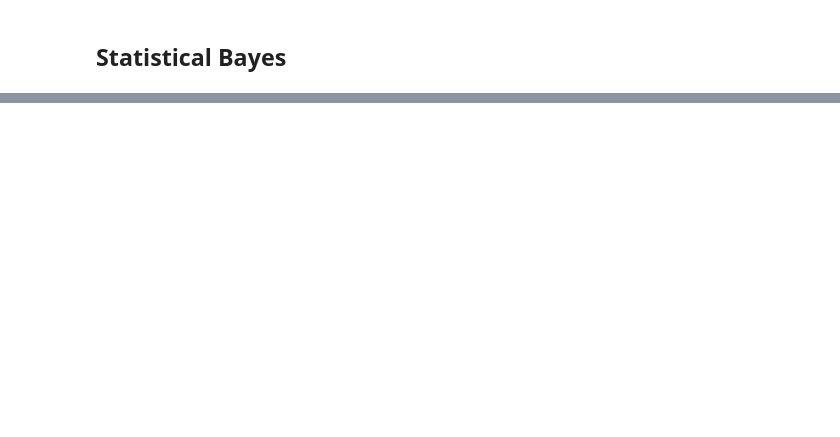
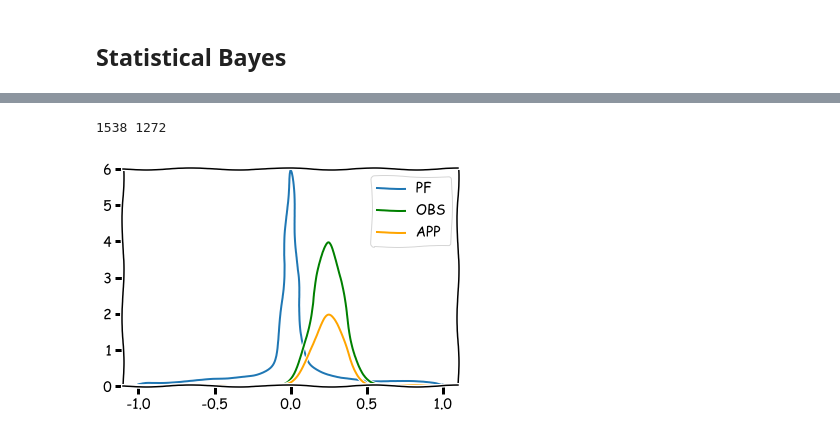
Before and after one commit to mpilosov/ConsistentBayes, a Jupyter notebook: StatBayes.ipynb, the cells around one changed output, grey strips where cells are left out. Drawn from its saved outputs; the diff is of its cells as text; code cells hidden in the pictures; blank space fills up the shorter version.

```diff
--- a/StatBayes.ipynb
+++ b/StatBayes.ipynb
@@ -67,17 +93,30 @@ plt.show()
 # ps = np.concatenate([s_set.samples, PS.reshape(-1,1)], axis=1)
 # pc = np.concatenate([s_set.samples, PC.reshape(-1,1)], axis=1)
 # %%
-indS = solve.perform_accept_reject(s_set.samples, post)
-indC = solve.perform_accept_reject(s_set.samples, p_set.ratio)
+indS = solve.perform_accept_reject(p_set.output.samples, likelihood)
+indC = solve.perform_accept_reject(p_set.output.samples, p_set.ratio)
+print(len(indS), len(indC))
+# %% [output]
+1538 1272
 # %%
 cb_ps_den = dist.gkde(p_set.input.samples[indC])
 sb_ps_den = dist.gkde(p_set.input.samples[indS])
 cb_pf_den = dist.gkde(p_set.output.samples[indC])
 sb_pf_den = dist.gkde(p_set.output.samples[indS])
 # %%
-plt.plot(x, cb_pf_den.pdf(x), c='b', label='CB sol')
-plt.plot(x, sb_pf_den.pdf(x), c='k', label='SB sol')
+# plt.plot(x, cb_pf_den.pdf(x), c='b', label='CB sol')
+# plt.plot(x, sb_pf_den.pdf(x), c='k', label='SB sol')
+plt.plot(x, pf.pdf(x), label='PF')
+# plt.plot(x,pr.pdf(x))
+plt.plot(x, ob.pdf(x),  c='g', label='OBS')
+plt.plot(x, pr.pdf(x)*ob.pdf(x),  c='orange', label='APP')
+
+plt.plot
+plt.ylim([0,6])
+plt.legend()
 plt.show()
+# %% [output]
+[figure, added]
 # %%
 plt.plot(x, cb_ps_den.pdf(x), c='b', label='CB sol')
 plt.plot(x, sb_ps_den.pdf(x), c='k', label='SB sol')
```
Also changed, not shown: parts of 10 cells of this notebook, 1 other file.
